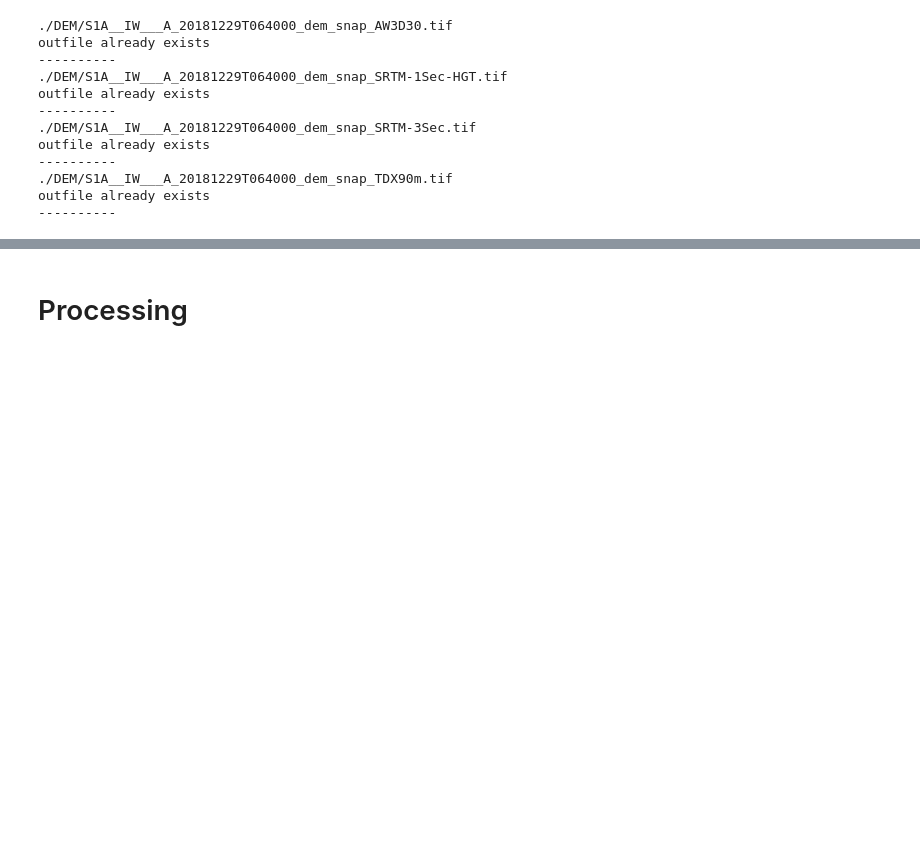
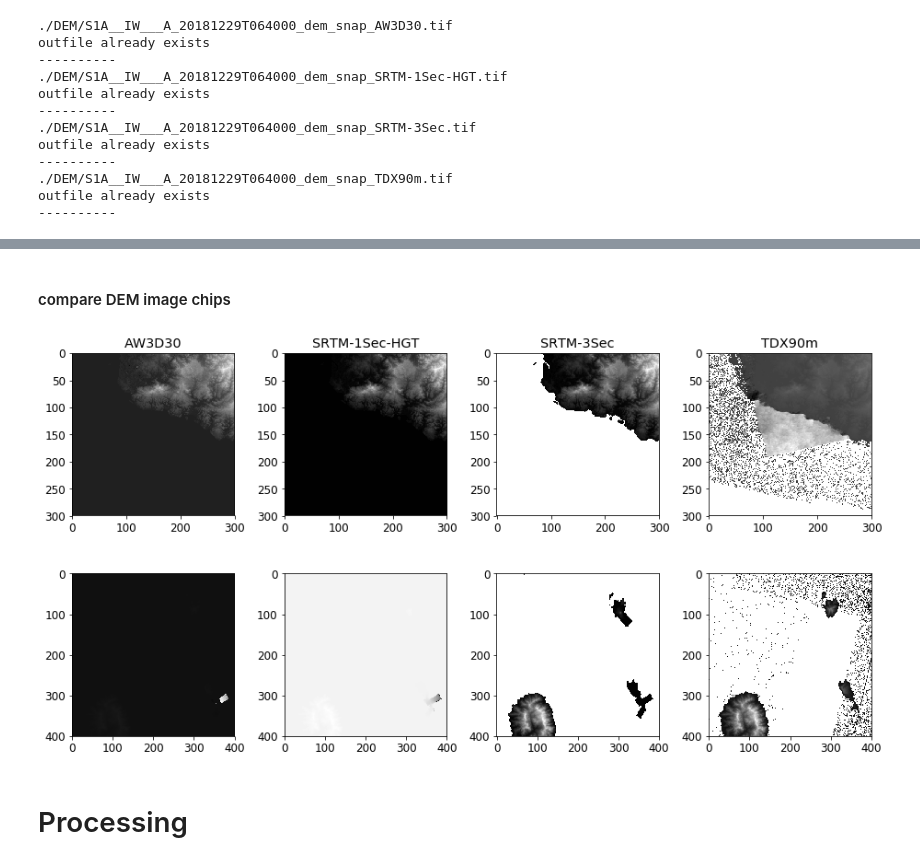
Before and after one commit to johntruckenbrodt/S1_ARD, a Jupyter notebook: data_prepare.ipynb, the cells around one changed output, grey strips where cells are left out. Drawn from its saved outputs; the diff is of its cells as text; code cells hidden in the pictures; blank space fills up the shorter version.

```diff
--- a/data_prepare.ipynb
+++ b/data_prepare.ipynb
@@ -123,11 +125,11 @@ from pyroSAR import identify
 maindir = '/home/truc_jh/Desktop/S1_ARD/data'
 snap5_gpt = '/home/truc_jh/esa-snap5/bin/gpt'
 
-# Alps
+# site = 'Alps'
 # filename = os.path.join(maindir, 'S1', 'S1A_IW_GRDH_1SDV_20180829T170656_20180829T170721_023464_028DE0_F7BD.zip')
 # epsg = 32632
 
-# Fiji
+site = 'Fiji'
 filename = os.path.join(maindir, 'S1', 'S1A_IW_GRDH_1SDV_20181229T064000_20181229T064036_025236_02CA47_4B57.zip')
 epsg = 32760
 
@@ -253,3 +539,32 @@ outfile already exists
+# %% [markdown]
+#### compare DEM image chips
+# %%
+%matplotlib inline
+matplotlib.rcParams['figure.figsize'] = (13, 7)
+matplotlib.rcParams['font.size'] = 12
+from S1_ARD.util import dem_aspect
+
+if site == 'Alps':
+    extents = [{'xmin': 800, 'xmax': 1300, 'ymin': 1800, 'ymax': 2300},
+               {'xmin': 2100, 'xmax': 2400, 'ymin': 1200, 'ymax': 1500}]
+else:
+    extents = [{'xmin': 1350, 'xmax': 1650, 'ymin': 1350, 'ymax': 1650},
+               {'xmin': 3100, 'xmax': 3500, 'ymin': 550, 'ymax': 950}]
+
+i = 0
+for ext in extents:
+    for j in range(0, 4):
+        plt.subplot(2, 4, i + 1)
+        sub = demstack[ext['ymin']:ext['ymax'], ext['xmin']:ext['xmax'], j]
+        plt.imshow(sub, cmap='gray')
+        if i < 4:
+            plt.title(keys[i])
+        i +=1
+
+plt.tight_layout()
+plt.show()
+# %% [output]
+[figure, added]
 # %% [markdown]
 <a id='proc'></a>
 # Processing
```
Also changed, not shown: parts of 55 cells of this notebook.
